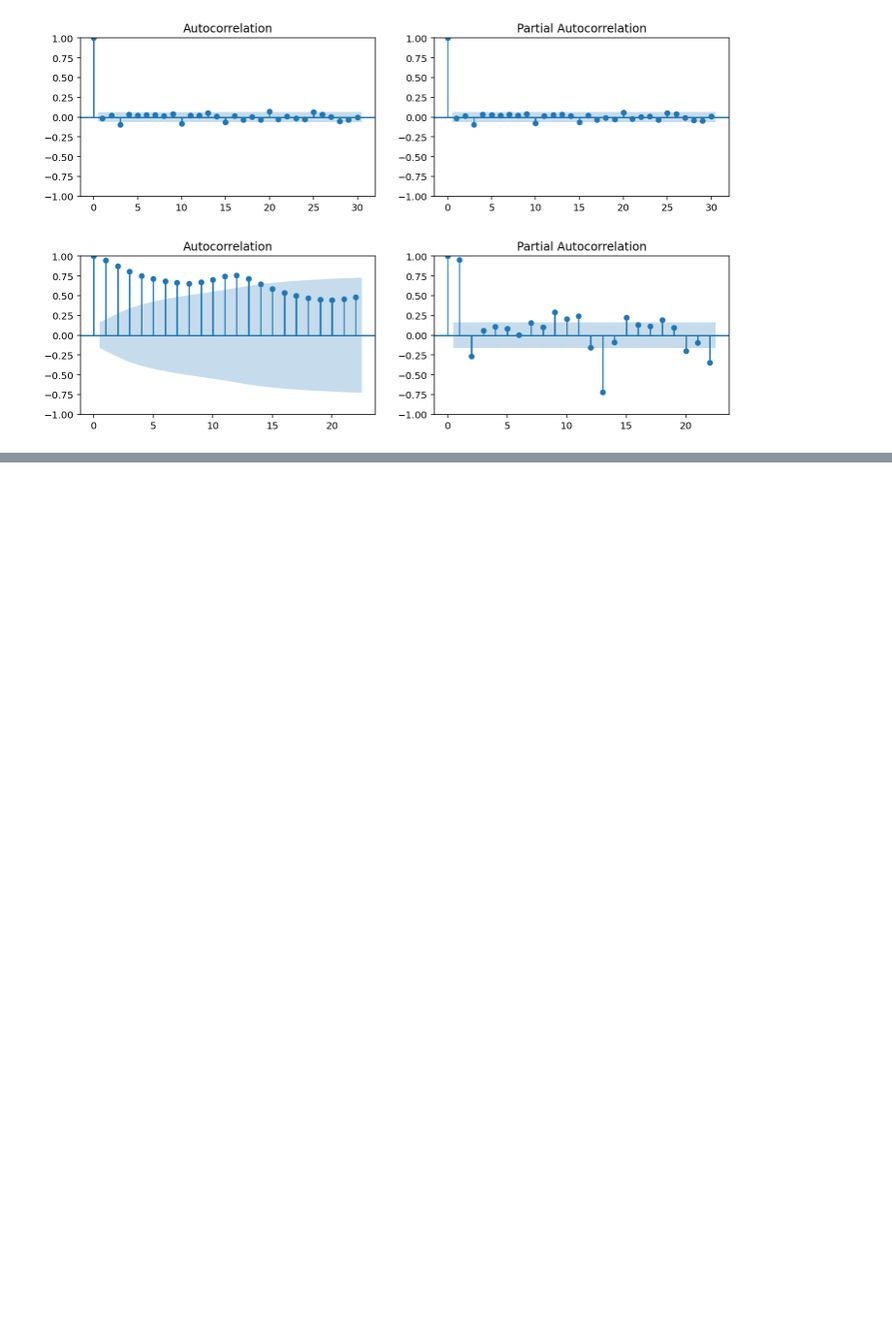
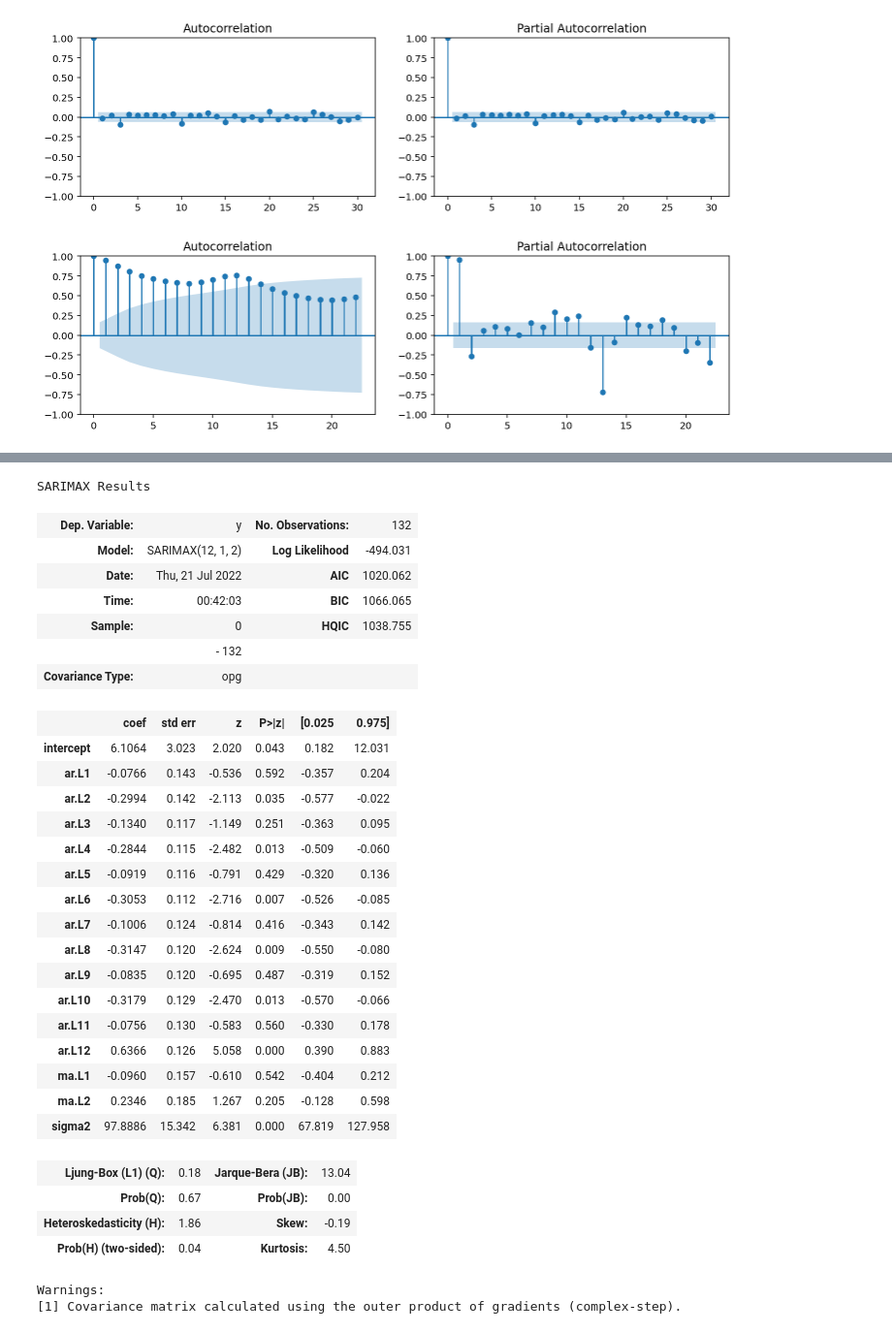
Before and after one commit to Kira1108/TimeSeriesCode, a Jupyter notebook: 11.api.ipynb, the cells around one changed output, grey strips where cells are left out. Shown at 97% size. Drawn from its saved outputs; the diff is of its cells as text; code cells hidden in the pictures; blank space fills up the shorter version.

```diff
--- a/11.api.ipynb
+++ b/11.api.ipynb
@@ -336,0 +396,34 @@ plot_acf_and_pacf(airline['Passengers'])
+# %%
+model.summary()
+# %% [output]
+SARIMAX Results
+| Dep. Variable: | y | No. Observations: | 132 |
+| Model: | SARIMAX(12, 1, 2) | Log Likelihood | -494.031 |
+| Date: | Thu, 21 Jul 2022 | AIC | 1020.062 |
+| Time: | 00:42:03 | BIC | 1066.065 |
+| Sample: | 0 | HQIC | 1038.755 |
+|  | - 132 |  |  |
+| Covariance Type: | opg |  |  |
+|  | coef | std err | z | P>|z| | [0.025 | 0.975] |
+| intercept | 6.1064 | 3.023 | 2.020 | 0.043 | 0.182 | 12.031 |
+| ar.L1 | -0.0766 | 0.143 | -0.536 | 0.592 | -0.357 | 0.204 |
+| ar.L2 | -0.2994 | 0.142 | -2.113 | 0.035 | -0.577 | -0.022 |
+| ar.L3 | -0.1340 | 0.117 | -1.149 | 0.251 | -0.363 | 0.095 |
+| ar.L4 | -0.2844 | 0.115 | -2.482 | 0.013 | -0.509 | -0.060 |
+| ar.L5 | -0.0919 | 0.116 | -0.791 | 0.429 | -0.320 | 0.136 |
+| ar.L6 | -0.3053 | 0.112 | -2.716 | 0.007 | -0.526 | -0.085 |
+| ar.L7 | -0.1006 | 0.124 | -0.814 | 0.416 | -0.343 | 0.142 |
+| ar.L8 | -0.3147 | 0.120 | -2.624 | 0.009 | -0.550 | -0.080 |
+| ar.L9 | -0.0835 | 0.120 | -0.695 | 0.487 | -0.319 | 0.152 |
+| ar.L10 | -0.3179 | 0.129 | -2.470 | 0.013 | -0.570 | -0.066 |
+| ar.L11 | -0.0756 | 0.130 | -0.583 | 0.560 | -0.330 | 0.178 |
+| ar.L12 | 0.6366 | 0.126 | 5.058 | 0.000 | 0.390 | 0.883 |
+| ma.L1 | -0.0960 | 0.157 | -0.610 | 0.542 | -0.404 | 0.212 |
+| ma.L2 | 0.2346 | 0.185 | 1.267 | 0.205 | -0.128 | 0.598 |
+| sigma2 | 97.8886 | 15.342 | 6.381 | 0.000 | 67.819 | 127.958 |
+| Ljung-Box (L1) (Q): | 0.18 | Jarque-Bera (JB): | 13.04 |
+| Prob(Q): | 0.67 | Prob(JB): | 0.00 |
+| Heteroskedasticity (H): | 1.86 | Skew: | -0.19 |
+| Prob(H) (two-sided): | 0.04 | Kurtosis: | 4.50 |
+Warnings:
+[1] Covariance matrix calculated using the outer product of gradients (complex-step).
```
Also changed, not shown: parts of 9 cells of this notebook.
